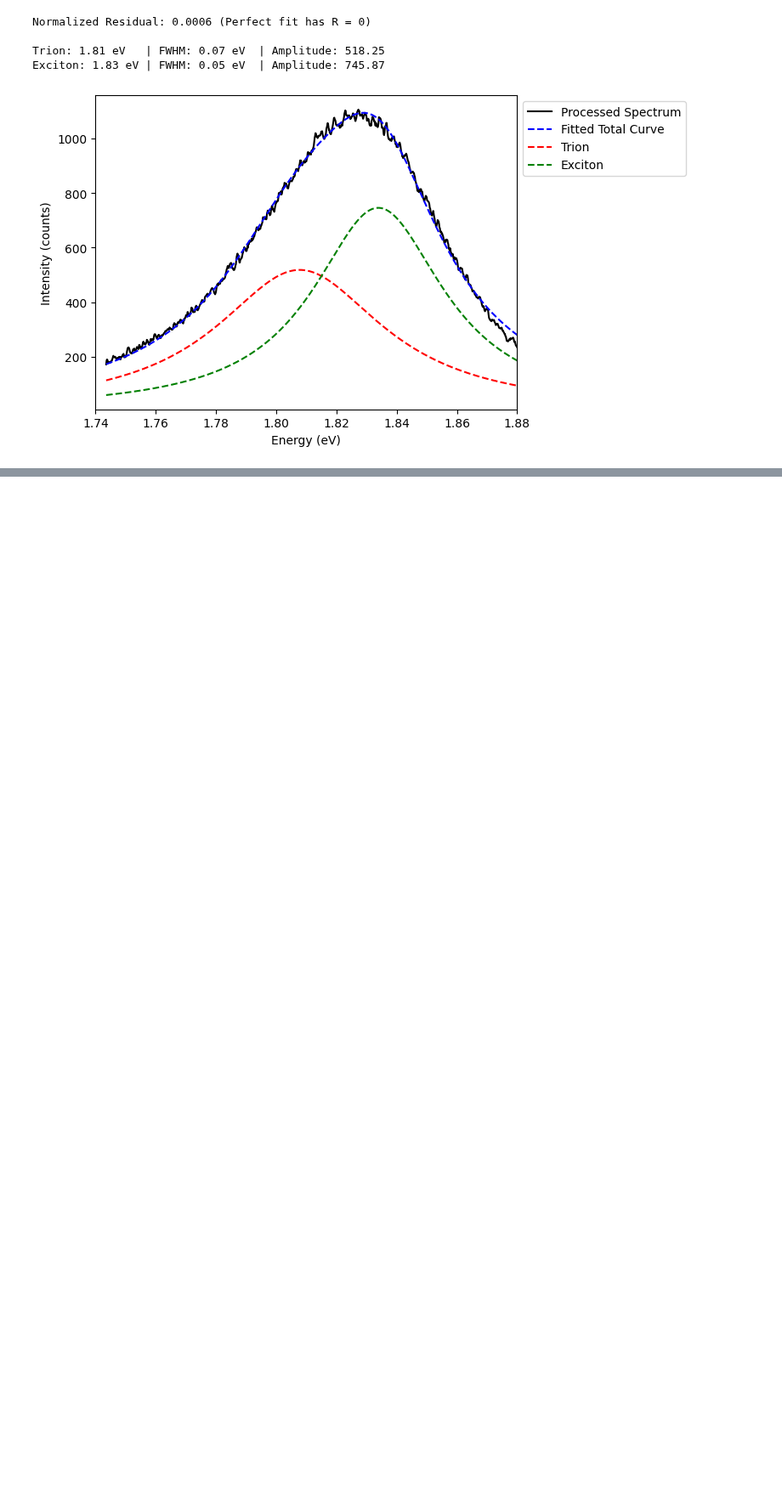
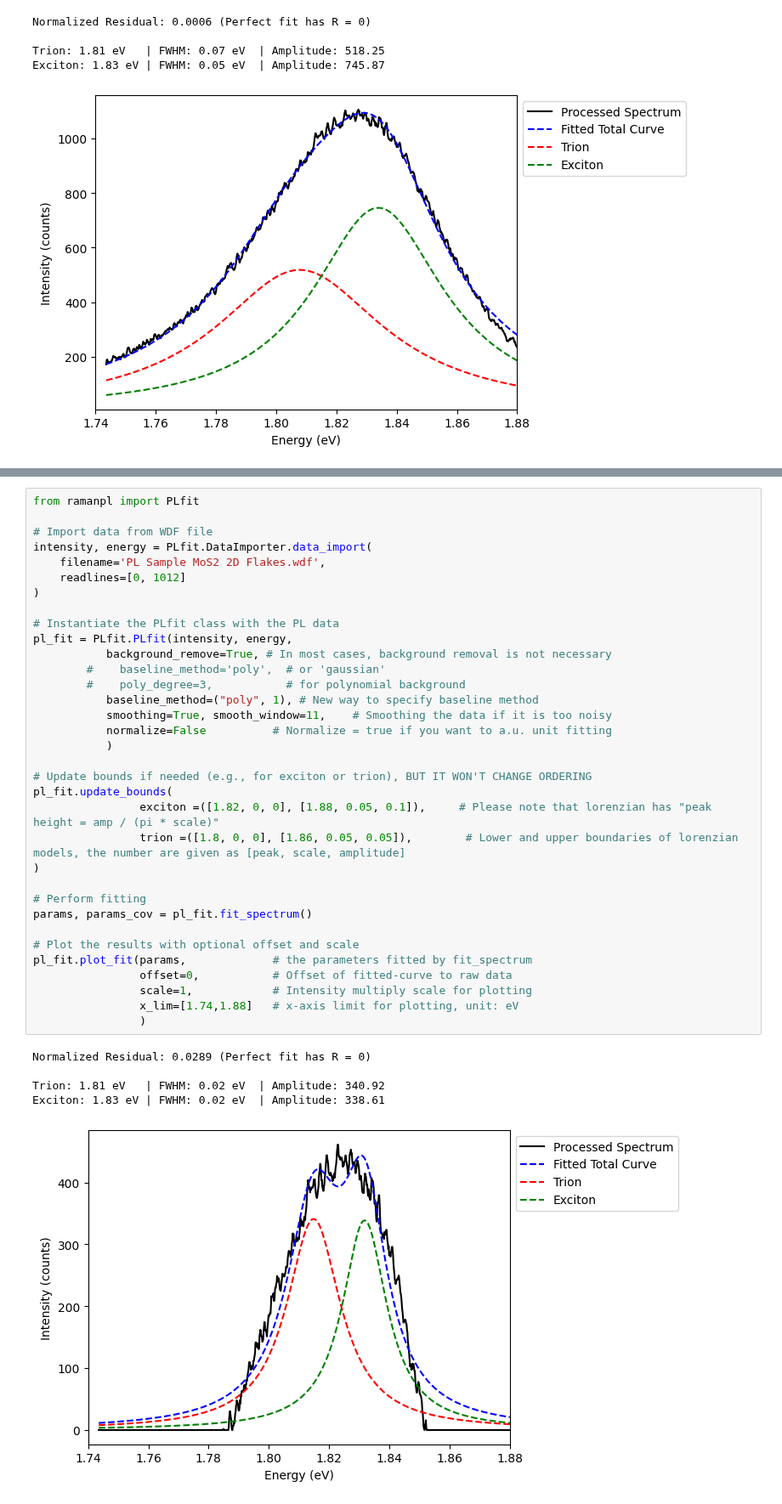
Before and after one commit to barry063/RamanPL_2D, a Jupyter notebook: example-usage/PLfit/PL_component.ipynb, the cells around one changed output, grey strips where cells are left out. Shown at 85% size. Drawn from its saved outputs; the diff is of its cells as text; blank space fills up the shorter version.

```diff
--- a/example-usage/PLfit/PL_component.ipynb
+++ b/example-usage/PLfit/PL_component.ipynb
@@ -52,0 +70,40 @@ Exciton: 1.83 eV | FWHM: 0.05 eV  | Amplitude: 745.87
+# %%
+from ramanpl import PLfit
+
+# Import data from WDF file
+intensity, energy = PLfit.DataImporter.data_import(
+    filename='PL Sample MoS2 2D Flakes.wdf',
+    readlines=[0, 1012]
+)
+
+# Instantiate the PLfit class with the PL data
+pl_fit = PLfit.PLfit(intensity, energy,
+           background_remove=True, # In most cases, background removal is not necessary
+        #    baseline_method='poly',  # or 'gaussian'
+        #    poly_degree=3,           # for polynomial background
+           baseline_method=("poly", 1), # New way to specify baseline method
+           smoothing=True, smooth_window=11,    # Smoothing the data if it is too noisy
+           normalize=False          # Normalize = true if you want to a.u. unit fitting
+           )
+
+# Update bounds if needed (e.g., for exciton or trion), BUT IT WON'T CHANGE ORDERING
+pl_fit.update_bounds(
+                exciton =([1.82, 0, 0], [1.88, 0.05, 0.1]),     # Please note that lorenzian has "peak height = amp / (pi * scale)"
+                trion =([1.8, 0, 0], [1.86, 0.05, 0.05]),        # Lower and upper boundaries of lorenzian models, the number are given as [peak, scale, amplitude]
+)
+
+# Perform fitting
+params, params_cov = pl_fit.fit_spectrum()
+
+# Plot the results with optional offset and scale
+pl_fit.plot_fit(params,             # the parameters fitted by fit_spectrum
+                offset=0,           # Offset of fitted-curve to raw data
+                scale=1,            # Intensity multiply scale for plotting
+                x_lim=[1.74,1.88]   # x-axis limit for plotting, unit: eV
+                )
+# %% [output]
+Normalized Residual: 0.0289 (Perfect fit has R = 0)
+
+Trion: 1.81 eV   | FWHM: 0.02 eV  | Amplitude: 340.92
+Exciton: 1.83 eV | FWHM: 0.02 eV  | Amplitude: 338.61
+[figure, added]
```
Also changed, not shown: parts of 9 cells of this notebook, 9 other files.
